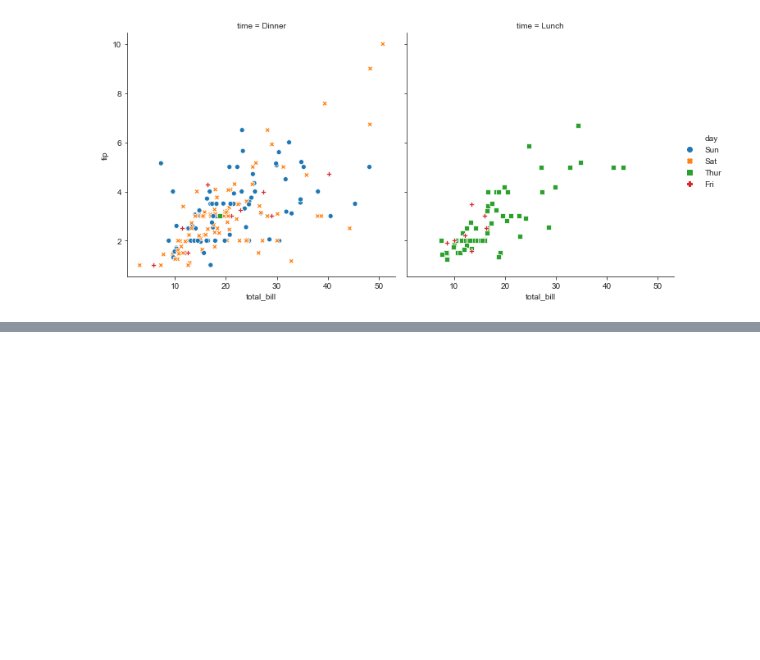
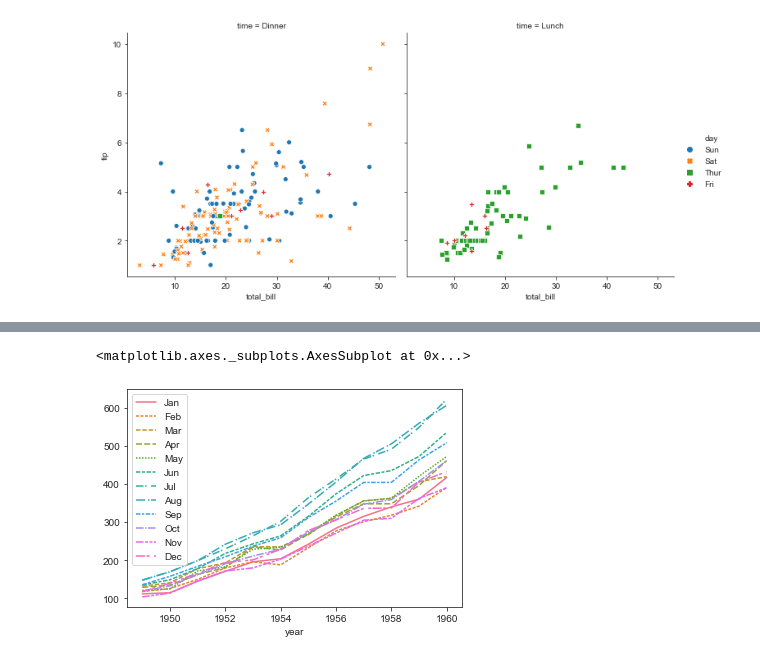
Before and after one commit to Crystal-girl/learning-seaborn, a Jupyter notebook: API Learning.ipynb, the cells around one changed output, grey strips where cells are left out. Drawn from its saved outputs; the diff is of its cells as text; code cells hidden in the pictures; blank space fills up the shorter version.

```diff
--- a/API Learning.ipynb
+++ b/API Learning.ipynb
@@ -397,0 +444,12 @@ sns.relplot(
+# %%
+'''
+#1 针对参考代码进行修改,修改dataframe包含列，增加 dashes 参数设置
+'''
+dashes = ['', (2, 1), (3, 1.2), (4, 1.5), (1, 1), (3, 1, 2, 1), (5, 1, 1, 3), (6, 2, 1, 1),
+        (3, 1, 1.5, 1), (5, 1, 1, 1), (5, 1, 2, 1, 2, 1), (6, 1, 2, 3, 2, 1)
+    ]
+flights_wide.columns = pd.Index(list(flights_wide.columns))
+sns.lineplot(data=flights_wide, dashes=dashes)
+# %% [output]
+<matplotlib.axes._subplots.AxesSubplot at 0x...>
+[figure, added]
```
Also changed, not shown: parts of 27 cells of this notebook.
